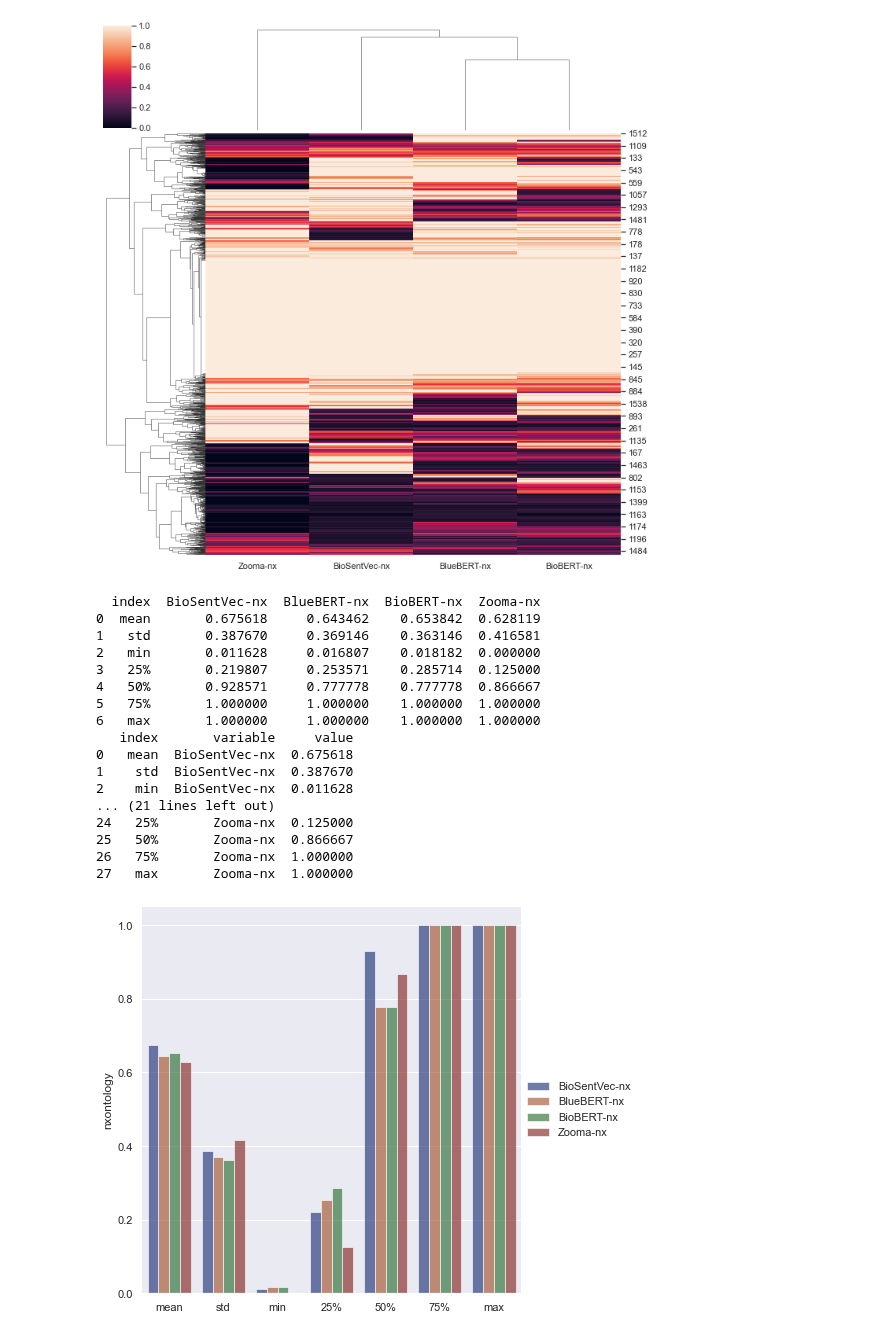
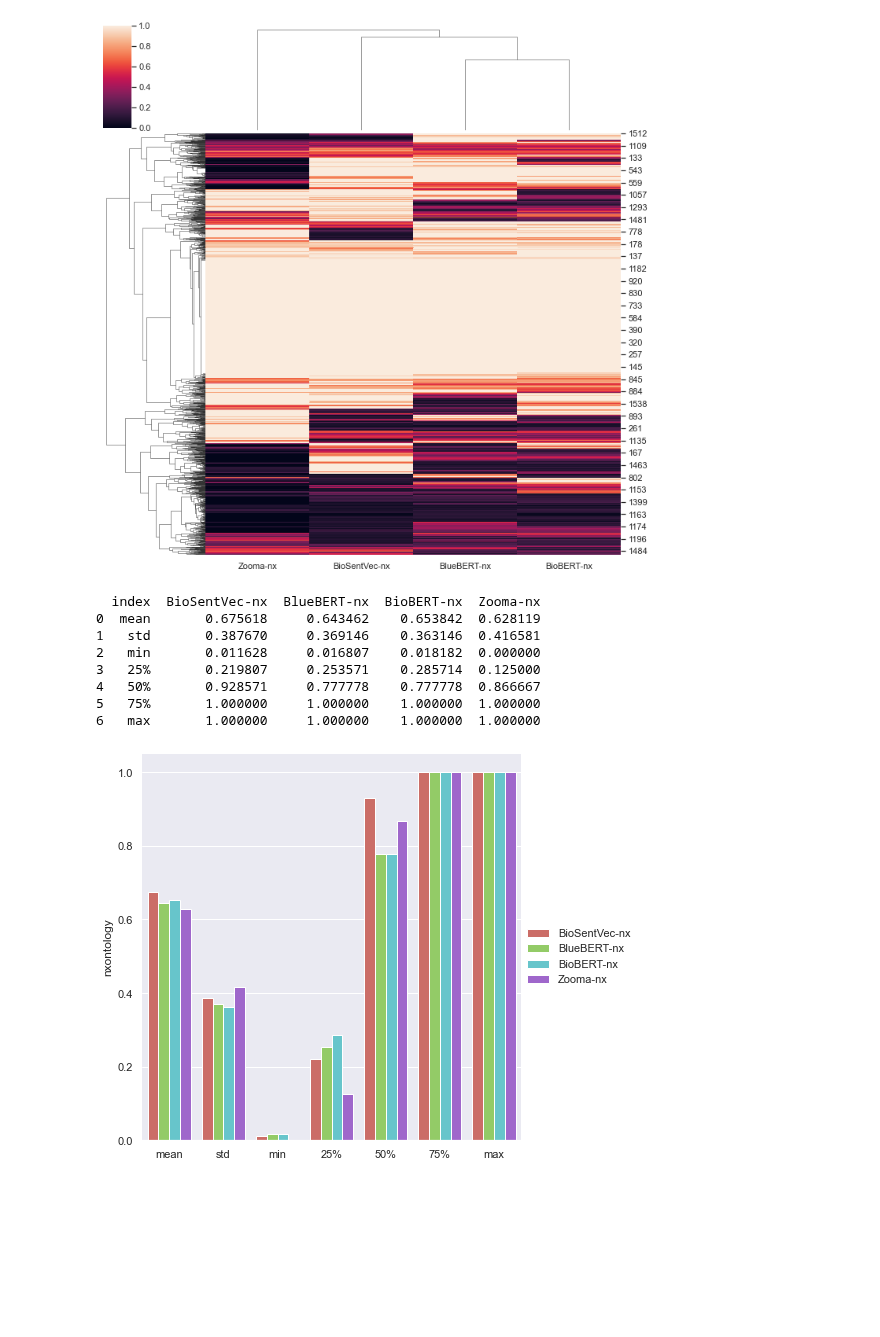
Before and after one commit to MRCIEU/vectology, a Jupyter notebook: analysis/paper/ebi-ukb-efo.ipynb, the cells around one changed output. Saved outputs shown, nothing was run; the diff lists cells and outputs as text; code cells hidden in the pictures; blank space fills up the shorter version.

```diff
--- a/analysis/paper/ebi-ukb-efo.ipynb
+++ b/analysis/paper/ebi-ukb-efo.ipynb
@@ -51,6 +33,8 @@ modelData = [
     {'name':'BioBERT','model':'biobert_v1.1_pubmed'},
     {'name':'BlueBERT','model':'NCBI_BERT_pubmed_mimic_uncased_L-12_H-768_A-12'},
 ]
+
+pallete="hls"
 # %%
 # get the EBI UKB data
 #get ebi data
@@ -552,35 +520,26 @@ profile.to_notebook_iframe()
 # %%
 # general metrics
 describe_df = ebi_df_merge[nx_list].describe()
 describe_df.drop(['count'],inplace=True)
 describe_df.reset_index(inplace=True)
 print(describe_df)
 describe_df_melt = pd.melt(describe_df, id_vars = ['index'])
 
 g = sns.catplot(
     data=describe_df_melt, kind="bar",
     x="index", y="value", hue="variable",
-    ci="sd", palette="dark", alpha=.6, height=6
+     palette=pallete, height=6
 )
 g.despine(left=True)
 g.set_axis_labels("", "nxontology")
 g.legend.set_title("")
 # %% [output]
   index  BioSentVec-nx  BlueBERT-nx  BioBERT-nx  Zooma-nx
 0  mean       0.675618     0.643462    0.653842  0.628119
 1   std       0.387670     0.369146    0.363146  0.416581
 2   min       0.011628     0.016807    0.018182  0.000000
 3   25%       0.219807     0.253571    0.285714  0.125000
 4   50%       0.928571     0.777778    0.777778  0.866667
 5   75%       1.000000     1.000000    1.000000  1.000000
 6   max       1.000000     1.000000    1.000000  1.000000
-   index       variable     value
-0   mean  BioSentVec-nx  0.675618
-1    std  BioSentVec-nx  0.387670
-2    min  BioSentVec-nx  0.011628
-... (21 lines left out)
-24   25%       Zooma-nx  0.125000
-25   50%       Zooma-nx  0.866667
-26   75%       Zooma-nx  1.000000
-27   max       Zooma-nx  1.000000
-[figure, old version]
+[figure, new version]
```
Also changed, not shown: parts of 3 cells of this notebook.
